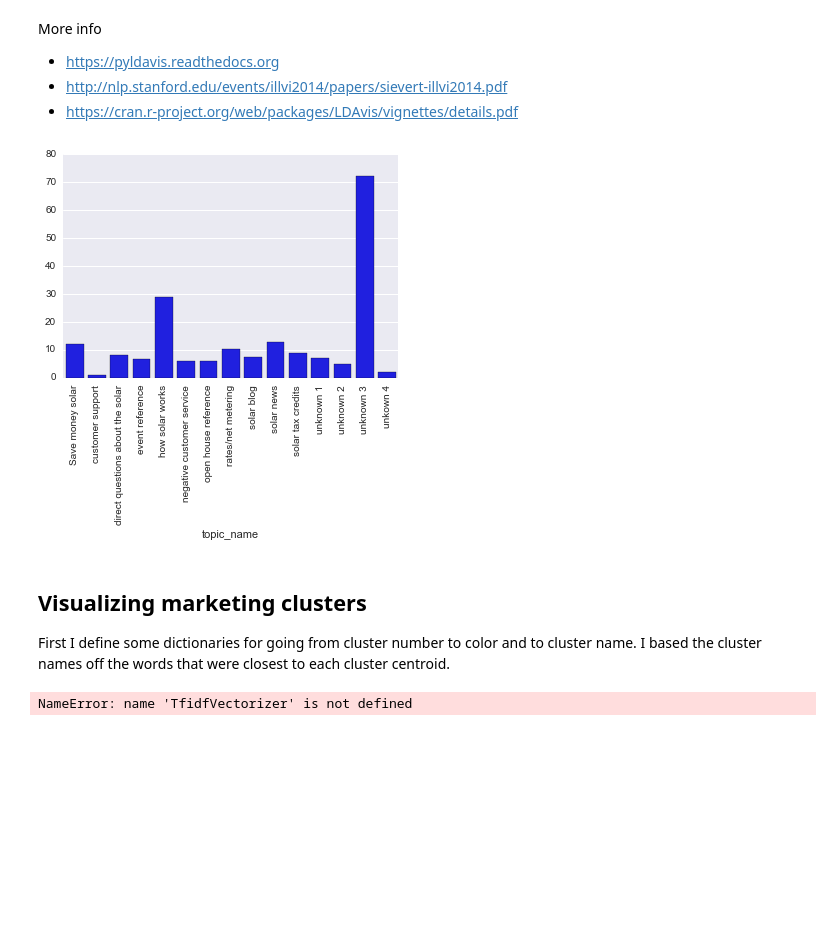
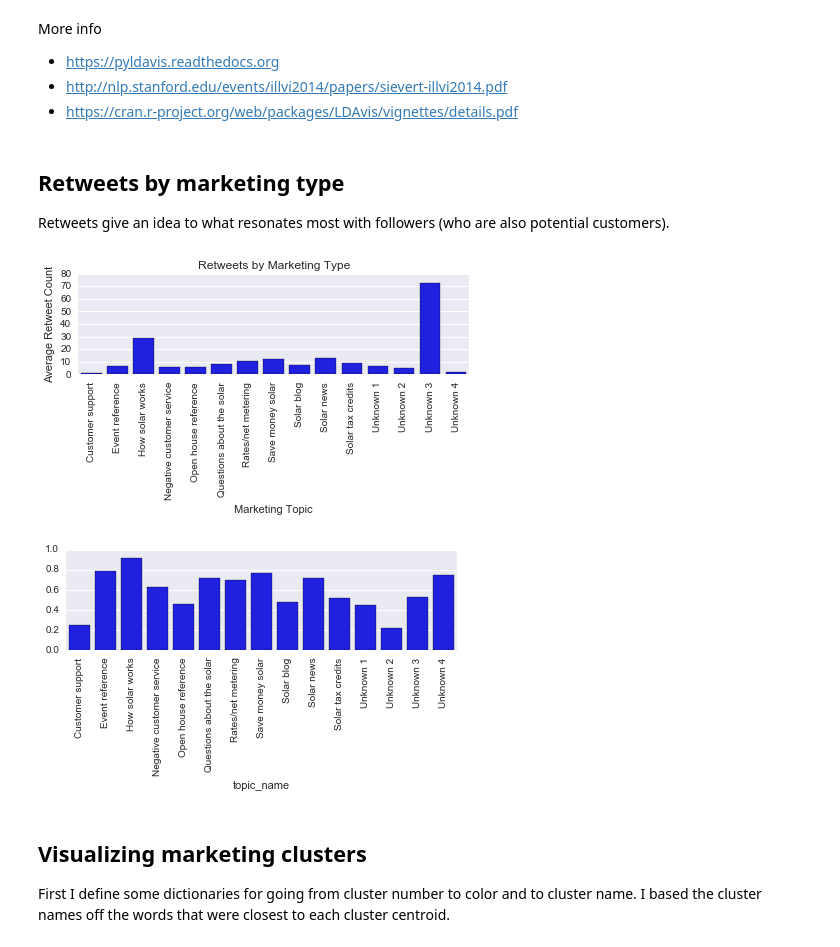
Before and after one commit to matt-stringer/twitter-marketing-analysis, a Jupyter notebook: Solar Marketing Analysis.ipynb, the cells around one changed output. Saved outputs shown, nothing was run; the diff lists cells and outputs as text; code cells hidden in the pictures; blank space fills up the shorter version.

Commit message:
added and updated tweets and retweets graph

```diff
--- a/Solar Marketing Analysis.ipynb
+++ b/Solar Marketing Analysis.ipynb
@@ -1045,35 +1062,57 @@ More info
 - https://pyldavis.readthedocs.org
 - http://nlp.stanford.edu/events/illvi2014/papers/sievert-illvi2014.pdf
 - https://cran.r-project.org/web/packages/LDAvis/vignettes/details.pdf
+# %% [markdown]
+## Retweets by marketing type
+
+Retweets give an idea to what resonates most with followers (who are also potential customers).
+# %%
+# long_tweets.groupby('topic')['retweet_count'].mean()
+topic_to_mean_retweet = long_tweets.groupby('topic_name')['retweet_count'].sum() / long_tweets.groupby('topic_name')['retweet_count'].count()
+
+plt.figure(figsize=(7,3.5))
+
+ax = sns.barplot(x=topic_to_mean_retweet.index, y=topic_to_mean_retweet.values, color="b")
+ax.set(xlabel='Marketing Topic', ylabel='Average Retweet Count', title="Retweets by Marketing Type")
+
+for item in ax.get_xticklabels():
+    item.set_rotation(90)
+
+plt.gcf().subplots_adjust(bottom=0.5)
+
+
+ax.figure.savefig('results/avg_retweets_by_topics.png')
+# %% [output]
+[figure, added]
 # %%
 # long_tweets.groupby('topic')['retweet_count'].mean()
-topic_to_mean_retweet = long_tweets.groupby('topic_name')['retweet_count'].sum() / long_tweets.groupby('topic_name')['retweet_count'].count()
+topic_to_mean_retweet = long_tweets.groupby('topic_name')['favorite_count'].sum() / long_tweets.groupby('topic_name')['favorite_count'].count()
 
+plt.figure(figsize=(7,3.5))
 ax = sns.barplot(x=topic_to_mean_retweet.index, y=topic_to_mean_retweet.values, color="b")
 
 for item in ax.get_xticklabels():
     item.set_rotation(90)
 
-# plt.xticks(rotation=45)
-ax.figure.savefig('results/avg_retweets_by_topics.png')
+plt.gcf().subplots_adjust(bottom=0.5)
+
+ax.figure.savefig('results/avg_favorites_by_topics.png')
 # %% [output]
-[figure, old version]
+[figure, new version]
 # %% [markdown]
 ## Visualizing marketing clusters
 
 First I define some dictionaries for going from cluster number to color and to cluster name. I based the cluster names off the words that were closest to each cluster centroid.
 # %%
 vect = TfidfVectorizer(max_df = 0.8,
-                           max_features = 2000,
+                           max_features = 20,
                            min_df = 5,
                            stop_words = stop,
                            use_idf = True,
                            tokenizer = None,
                            ngram_range=(1, 3))
 
-matrix = vect.fit_transform(docs)
+new_matrix = vect.fit_transform(long_tweets.tokens)
-# %% [output]
-NameError: name 'TfidfVectorizer' is not defined
 # %%
 from sklearn.metrics.pairwise import cosine_similarity
 dist = 1 - cosine_similarity(tfidf_matrix)
```
Also changed, not shown: parts of 5 cells of this notebook, 2 other files.
